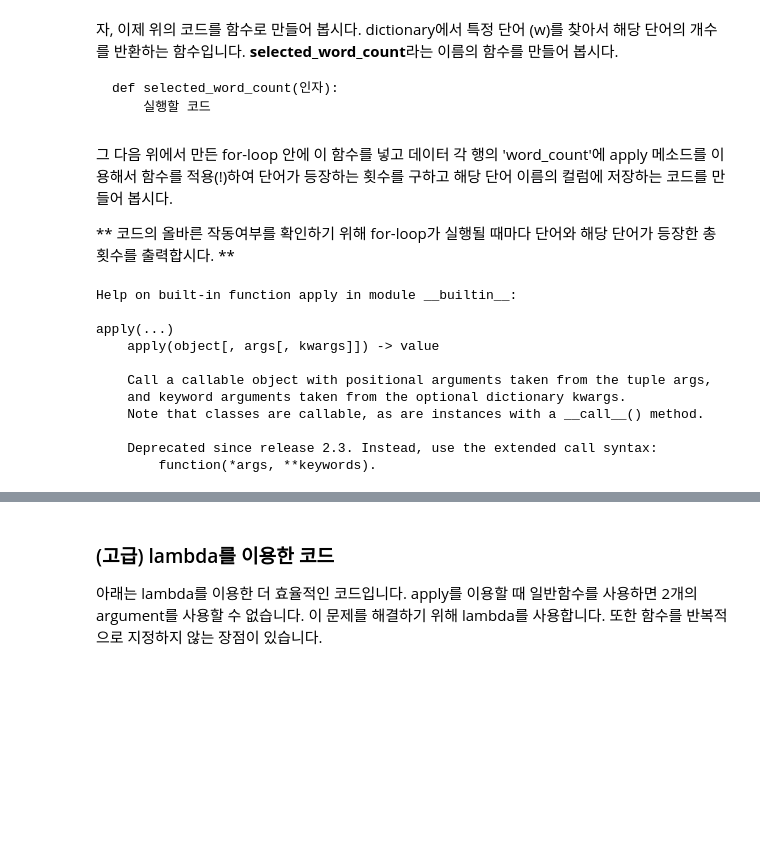
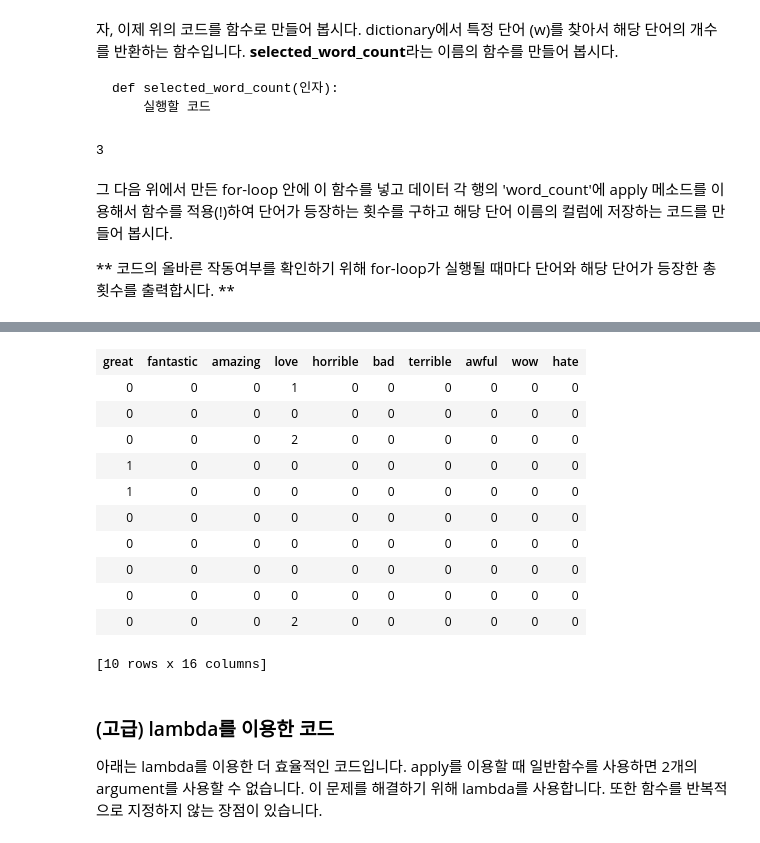
Before and after one commit to moncstl/jupyter, a Jupyter notebook: w3_-_classification_-_analyzing_product_sentiment_-_trainee.ipynb, the cells around one changed output, grey strips where cells are left out. Saved outputs shown, nothing was run; the diff lists cells and outputs as text; code cells hidden in the pictures; blank space fills up the shorter version.

```diff
--- a/w3_-_classification_-_analyzing_product_sentiment_-_trainee.ipynb
+++ b/w3_-_classification_-_analyzing_product_sentiment_-_trainee.ipynb
@@ -613,18 +682,14 @@ filtered_products['word_count'][0]에 특정 단어 ('love')의 값이 들어
+# %%
+def selected_word_count(dict):
+    if w in dict:
+        return dict[w]
+    else:
+        return 0
+# %%
+selected_word_count(filtered_products['word_count'][0], 'and')
+# %% [output]
+3
 # %% [markdown]
 그 다음 위에서 만든 for-loop 안에 이 함수를 넣고 데이터 각 행의 'word_count'에 apply 메소드를 이용해서 함수를 적용(!)하여 단어가 등장하는 횟수를 구하고 해당 단어 이름의 컬럼에 저장하는 코드를 만들어 봅시다.
 
 ** 코드의 올바른 작동여부를 확인하기 위해 for-loop가 실행될 때마다 단어와 해당 단어가 등장한 총횟수를 출력합시다. **
-# %%
-help(apply)
-# %% [output]
-Help on built-in function apply in module __builtin__:
-
-apply(...)
-    apply(object[, args[, kwargs]]) -> value
-
-    Call a callable object with positional arguments taken from the tuple args,
-    and keyword arguments taken from the optional dictionary kwargs.
-    Note that classes are callable, as are instances with a __call__() method.
-
-    Deprecated since release 2.3. Instead, use the extended call syntax:
-        function(*args, **keywords).
@@ -630,0 +704,3 @@ apply(...)
+# %%
+ filtered_products.head()
+# %% [output]
@@ -631,3 +718,15 @@ apply(...)
+| great | fantastic | amazing | love | horrible | bad | terrible | awful | wow | hate |
+| 0 | 0 | 0 | 1 | 0 | 0 | 0 | 0 | 0 | 0 |
+| 0 | 0 | 0 | 0 | 0 | 0 | 0 | 0 | 0 | 0 |
+| 0 | 0 | 0 | 2 | 0 | 0 | 0 | 0 | 0 | 0 |
+| 1 | 0 | 0 | 0 | 0 | 0 | 0 | 0 | 0 | 0 |
+| 1 | 0 | 0 | 0 | 0 | 0 | 0 | 0 | 0 | 0 |
+| 0 | 0 | 0 | 0 | 0 | 0 | 0 | 0 | 0 | 0 |
+| 0 | 0 | 0 | 0 | 0 | 0 | 0 | 0 | 0 | 0 |
+| 0 | 0 | 0 | 0 | 0 | 0 | 0 | 0 | 0 | 0 |
+| 0 | 0 | 0 | 0 | 0 | 0 | 0 | 0 | 0 | 0 |
+| 0 | 0 | 0 | 2 | 0 | 0 | 0 | 0 | 0 | 0 |
+[10 rows x 16 columns]
 # %% [markdown]
 ### (고급) lambda를 이용한 코드
 
```
Also changed, not shown: parts of 42 cells of this notebook.
